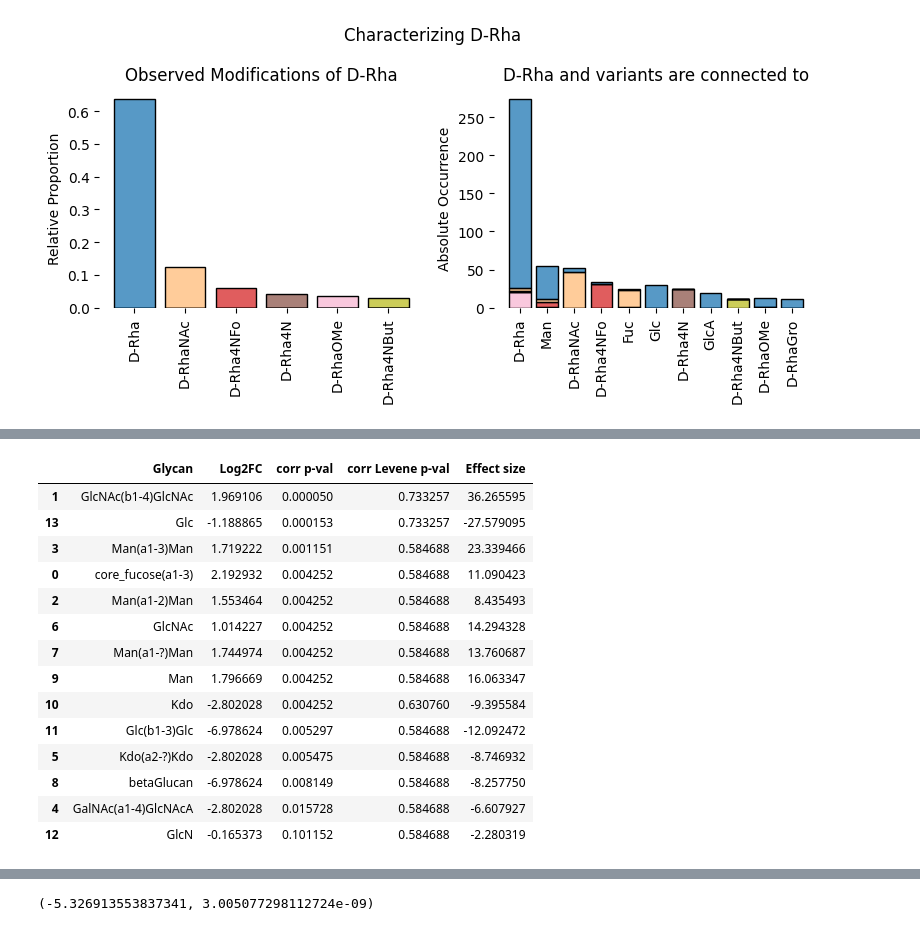
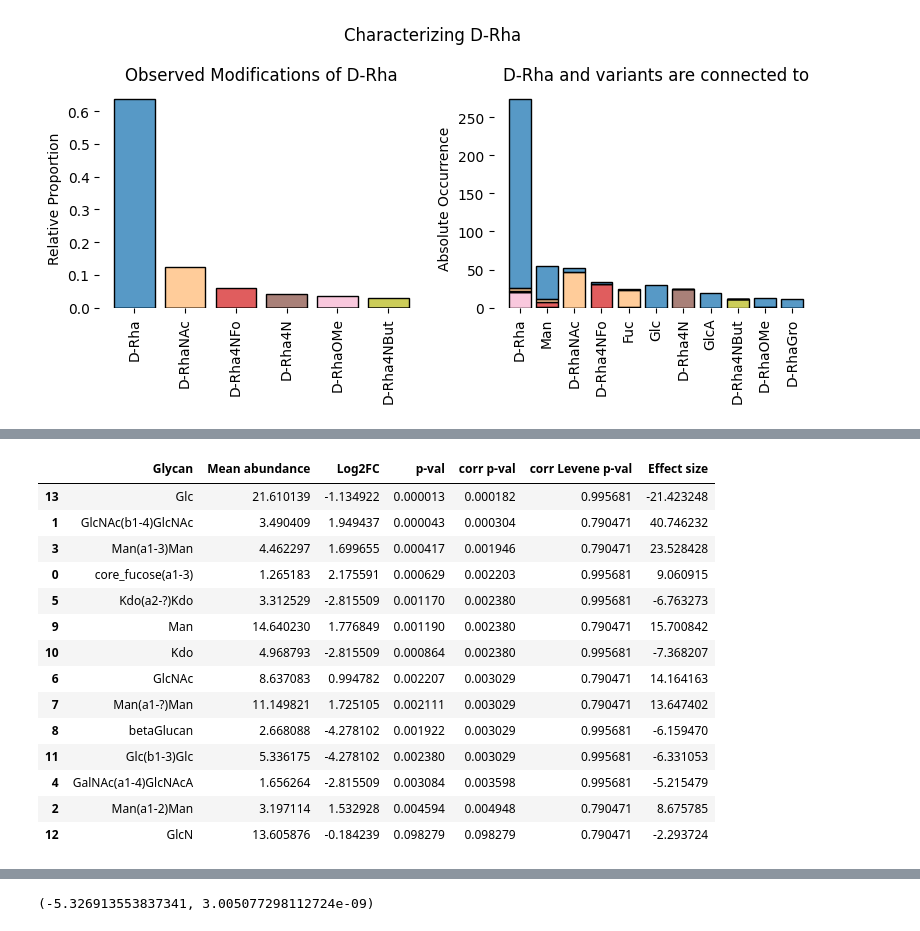
Before and after one commit to BojarLab/glycowork, a Jupyter notebook: _proc/03_motif.ipynb, the cells around one changed output, grey strips where cells are left out. Saved outputs shown, nothing was run; the diff lists cells and outputs as text; code cells hidden in the pictures.

```diff
--- a/_proc/03_motif.ipynb
+++ b/_proc/03_motif.ipynb
@@ -308,35 +313,35 @@ Calculates differentially expressed glycans or motifs from glycomics data
 # %%
 glycans = ['Man(a1-3)[Man(a1-6)][Xyl(b1-2)]Man(b1-4)GlcNAc(b1-4)[Fuc(a1-3)]GlcNAc',
            'Man(a1-2)Man(a1-2)Man(a1-3)[Man(a1-3)Man(a1-6)]Man(b1-4)GlcNAc(b1-4)GlcNAc',
            'GalNAc(a1-4)GlcNAcA(a1-4)[GlcN(b1-7)]Kdo(a2-5)[Kdo(a2-4)]Kdo(a2-6)GlcN4P(b1-6)GlcN4P',
            'Man(a1-2)Man(a1-3)[Man(a1-6)]Man(b1-4)GlcNAc(b1-4)GlcNAc',
            'Glc(b1-3)Glc(b1-3)Glc']
 label = [3.234, 2.423, 0.733, 3.102, 0.108]
 label2 = [2.952, 2.011, 0.456, 4.006, 0.0]
 label3 = [3.88, 1.771, 0.811, 3.562, 0.073]
 label4 = [0.134, 0.345, 1.15, 0.233, 2.981]
 label5 = [0.334, 0.245, 1.55, 0.133, 2.581]
 label6 = [0.234, 0.423, 1.733, 0.102, 2.108]
 test_df = pd.DataFrame([glycans, label, label2, label3, label4, label5, label6]).T
 
-get_differential_expression(test_df, group1 = [4,5,6], group2 = [1,2,3],
-                           motifs = True, impute = True)
+res = get_differential_expression(test_df, group1 = [4,5,6], group2 = [1,2,3], motifs = True, impute = True)
+res
 # %% [output]
-|  | Glycan | Log2FC | corr p-val | corr Levene p-val | Effect size |
-| 1 | GlcNAc(b1-4)GlcNAc | 1.969106 | 0.000050 | 0.733257 | 36.265595 |
-| 13 | Glc | -1.188865 | 0.000153 | 0.733257 | -27.579095 |
-| 3 | Man(a1-3)Man | 1.719222 | 0.001151 | 0.584688 | 23.339466 |
-| 0 | core_fucose(a1-3) | 2.192932 | 0.004252 | 0.584688 | 11.090423 |
-| 2 | Man(a1-2)Man | 1.553464 | 0.004252 | 0.584688 | 8.435493 |
-| 6 | GlcNAc | 1.014227 | 0.004252 | 0.584688 | 14.294328 |
-| 7 | Man(a1-?)Man | 1.744974 | 0.004252 | 0.584688 | 13.760687 |
-| 9 | Man | 1.796669 | 0.004252 | 0.584688 | 16.063347 |
-| 10 | Kdo | -2.802028 | 0.004252 | 0.630760 | -9.395584 |
-| 11 | Glc(b1-3)Glc | -6.978624 | 0.005297 | 0.584688 | -12.092472 |
-| 5 | Kdo(a2-?)Kdo | -2.802028 | 0.005475 | 0.584688 | -8.746932 |
-| 8 | betaGlucan | -6.978624 | 0.008149 | 0.584688 | -8.257750 |
-| 4 | GalNAc(a1-4)GlcNAcA | -2.802028 | 0.015728 | 0.584688 | -6.607927 |
-| 12 | GlcN | -0.165373 | 0.101152 | 0.584688 | -2.280319 |
+|  | Glycan | Mean abundance | Log2FC | p-val | corr p-val | corr Levene p-val | Effect size |
+| 13 | Glc | 21.610139 | -1.134922 | 0.000013 | 0.000182 | 0.995681 | -21.423248 |
+| 1 | GlcNAc(b1-4)GlcNAc | 3.490409 | 1.949437 | 0.000043 | 0.000304 | 0.790471 | 40.746232 |
+| 3 | Man(a1-3)Man | 4.462297 | 1.699655 | 0.000417 | 0.001946 | 0.790471 | 23.528428 |
+| 0 | core_fucose(a1-3) | 1.265183 | 2.175591 | 0.000629 | 0.002203 | 0.995681 | 9.060915 |
+| 5 | Kdo(a2-?)Kdo | 3.312529 | -2.815509 | 0.001170 | 0.002380 | 0.995681 | -6.763273 |
+| 9 | Man | 14.640230 | 1.776849 | 0.001190 | 0.002380 | 0.790471 | 15.700842 |
+| 10 | Kdo | 4.968793 | -2.815509 | 0.000864 | 0.002380 | 0.995681 | -7.368207 |
+| 6 | GlcNAc | 8.637083 | 0.994782 | 0.002207 | 0.003029 | 0.790471 | 14.164163 |
+| 7 | Man(a1-?)Man | 11.149821 | 1.725105 | 0.002111 | 0.003029 | 0.790471 | 13.647402 |
+| 8 | betaGlucan | 2.668088 | -4.278102 | 0.001922 | 0.003029 | 0.995681 | -6.159470 |
+| 11 | Glc(b1-3)Glc | 5.336175 | -4.278102 | 0.002380 | 0.003029 | 0.995681 | -6.331053 |
+| 4 | GalNAc(a1-4)GlcNAcA | 1.656264 | -2.815509 | 0.003084 | 0.003598 | 0.995681 | -5.215479 |
+| 2 | Man(a1-2)Man | 3.197114 | 1.532928 | 0.004594 | 0.004948 | 0.790471 | 8.675785 |
+| 12 | GlcN | 13.605876 | -0.184239 | 0.098279 | 0.098279 | 0.790471 | -2.293724 |
 # %%
 #| echo: false
 #| output: asis
```
Also changed, not shown: parts of 22 cells of this notebook, 19 other files.
